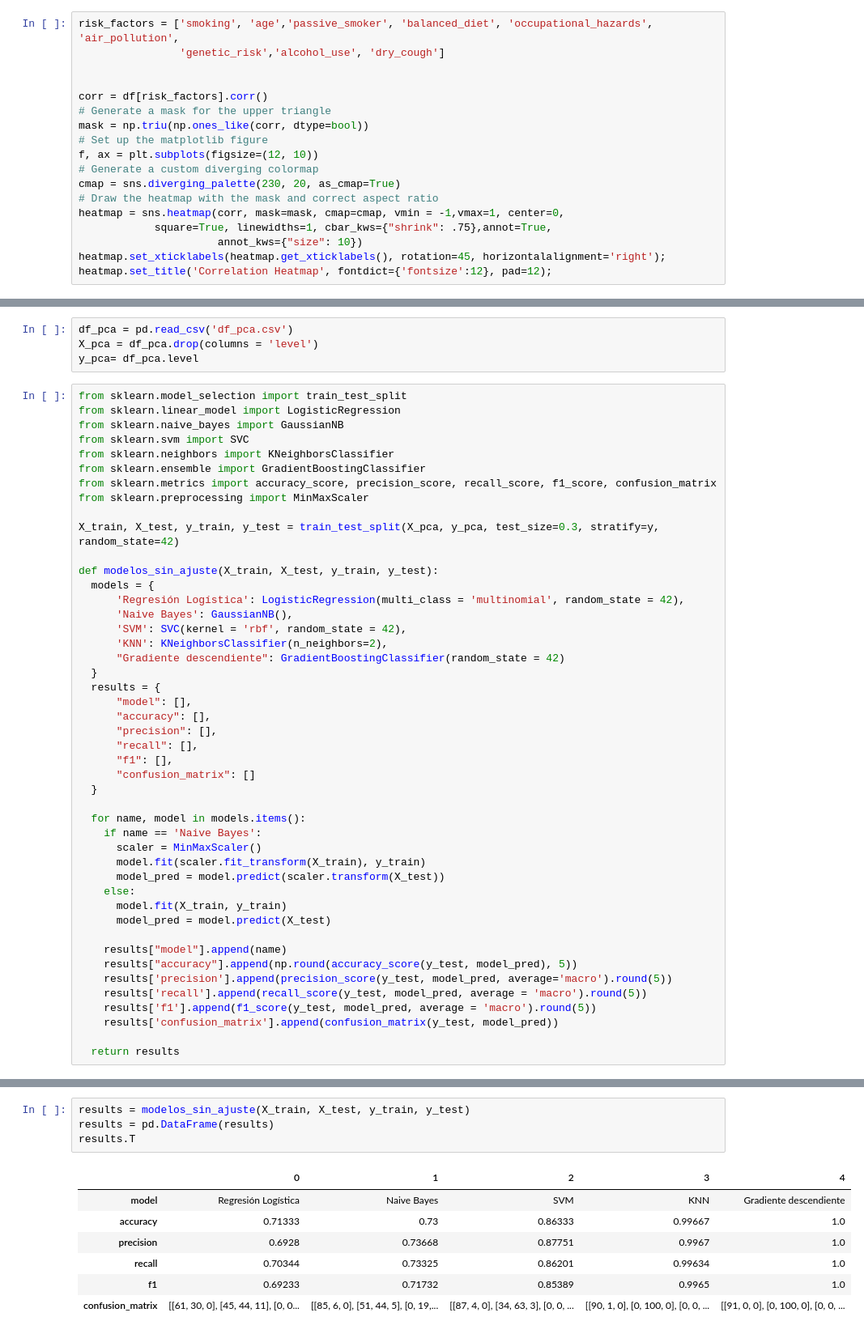
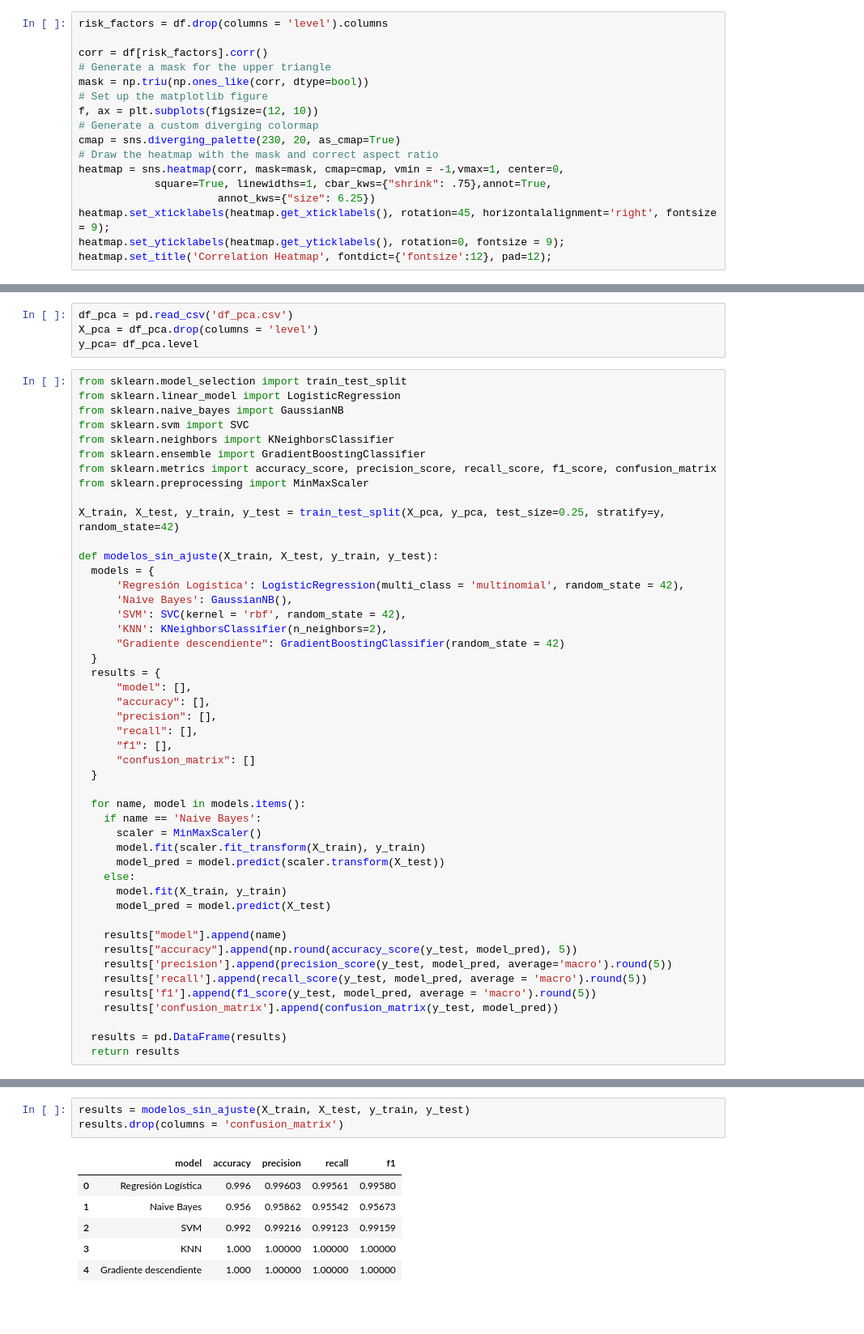
Before and after one commit to RicardxJMG/Data-projects, a Jupyter notebook: Data Science Projects/Cáncer de Pulmon/Lung_Cancer_Prediction.ipynb, the cells around one changed output, grey strips where cells are left out. Shown at 81% size. Drawn from its saved outputs; the diff is of its cells as text; blank space fills up the shorter version.

```diff
--- a/Data Science Projects/Cáncer de Pulmon/Lung_Cancer_Prediction.ipynb
+++ b/Data Science Projects/Cáncer de Pulmon/Lung_Cancer_Prediction.ipynb
@@ -155,9 +155,7 @@ Index(['age', 'gender', 'air_pollution', 'alcohol_use', 'dust_allergy',
 # %% [markdown]
 Seleccionamos las variables que tengan un factor de riesgo mayor a 0.5, de acuerdo a la [tabla](https://pmc.ncbi.nlm.nih.gov/articles/PMC7044659/table/tbl2/) del articulo mencionado previamente.
 # %%
-risk_factors = ['smoking', 'age','passive_smoker', 'balanced_diet', 'occupational_hazards', 'air_pollution',
-                'genetic_risk','alcohol_use', 'dry_cough']
-
+risk_factors = df.drop(columns = 'level').columns
 
 corr = df[risk_factors].corr()
 # Generate a mask for the upper triangle
@@ -169,7 +167,8 @@ cmap = sns.diverging_palette(230, 20, as_cmap=True)
 # Draw the heatmap with the mask and correct aspect ratio
 heatmap = sns.heatmap(corr, mask=mask, cmap=cmap, vmin = -1,vmax=1, center=0,
             square=True, linewidths=1, cbar_kws={"shrink": .75},annot=True,
-                      annot_kws={"size": 10})
-heatmap.set_xticklabels(heatmap.get_xticklabels(), rotation=45, horizontalalignment='right');
+                      annot_kws={"size": 6.25})
+heatmap.set_xticklabels(heatmap.get_xticklabels(), rotation=45, horizontalalignment='right', fontsize = 9);
+heatmap.set_yticklabels(heatmap.get_yticklabels(), rotation=0, fontsize = 9);
 heatmap.set_title('Correlation Heatmap', fontdict={'fontsize':12}, pad=12);
 # %% [output]
@@ -254,7 +260,7 @@ from sklearn.ensemble import GradientBoostingClassifier
 from sklearn.metrics import accuracy_score, precision_score, recall_score, f1_score, confusion_matrix
 from sklearn.preprocessing import MinMaxScaler
 
-X_train, X_test, y_train, y_test = train_test_split(X_pca, y_pca, test_size=0.3, stratify=y, random_state=42)
+X_train, X_test, y_train, y_test = train_test_split(X_pca, y_pca, test_size=0.25, stratify=y, random_state=42)
 
 def modelos_sin_ajuste(X_train, X_test, y_train, y_test):
   models = {
@@ -289,4 +295,5 @@ def modelos_sin_ajuste(X_train, X_test, y_train, y_test):
     results['f1'].append(f1_score(y_test, model_pred, average = 'macro').round(5))
     results['confusion_matrix'].append(confusion_matrix(y_test, model_pred))
 
+  results = pd.DataFrame(results)
   return results
@@ -309,12 +317,10 @@ def plot_confusion_matrix(y_test, y_pred, model_name:str):
 # %%
 results = modelos_sin_ajuste(X_train, X_test, y_train, y_test)
-results = pd.DataFrame(results)
-results.T
+results.drop(columns = 'confusion_matrix')
 # %% [output]
-|  | 0 | 1 | 2 | 3 | 4 |
-| model | Regresión Logística | Naive Bayes | SVM | KNN | Gradiente descendiente |
-| accuracy | 0.71333 | 0.73 | 0.86333 | 0.99667 | 1.0 |
-| precision | 0.6928 | 0.73668 | 0.87751 | 0.9967 | 1.0 |
-| recall | 0.70344 | 0.73325 | 0.86201 | 0.99634 | 1.0 |
-| f1 | 0.69233 | 0.71732 | 0.85389 | 0.9965 | 1.0 |
-| confusion_matrix | [[61, 30, 0], [45, 44, 11], [0, 0... | [[85, 6, 0], [51, 44, 5], [0, 19,... | [[87, 4, 0], [34, 63, 3], [0, 0, ... | [[90, 1, 0], [0, 100, 0], [0, 0, ... | [[91, 0, 0], [0, 100, 0], [0, 0, ... |
+|  | model | accuracy | precision | recall | f1 |
+| 0 | Regresión Logística | 0.996 | 0.99603 | 0.99561 | 0.99580 |
+| 1 | Naive Bayes | 0.956 | 0.95862 | 0.95542 | 0.95673 |
+| 2 | SVM | 0.992 | 0.99216 | 0.99123 | 0.99159 |
+| 3 | KNN | 1.000 | 1.00000 | 1.00000 | 1.00000 |
+| 4 | Gradiente descendiente | 1.000 | 1.00000 | 1.00000 | 1.00000 |
```
Also changed, not shown: parts of 35 cells of this notebook.
